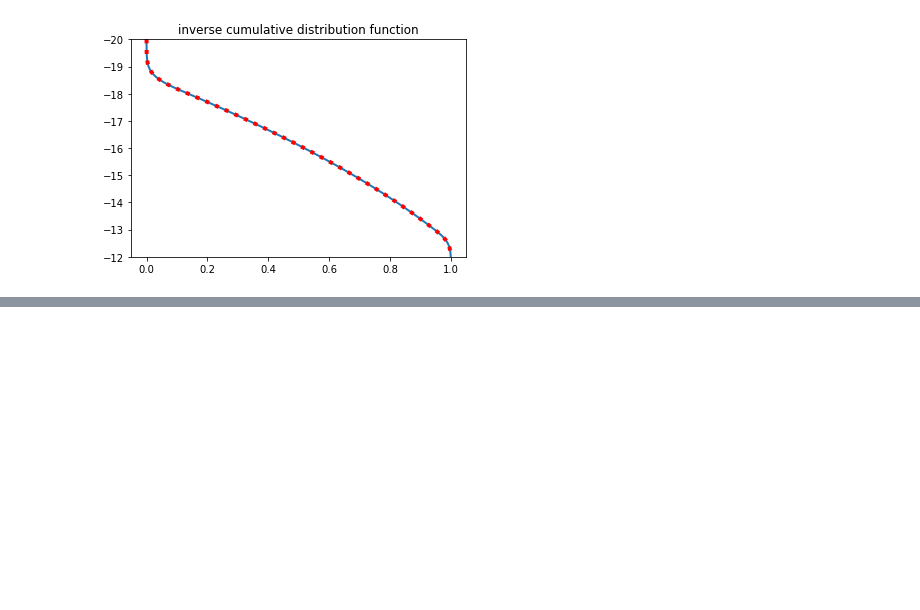
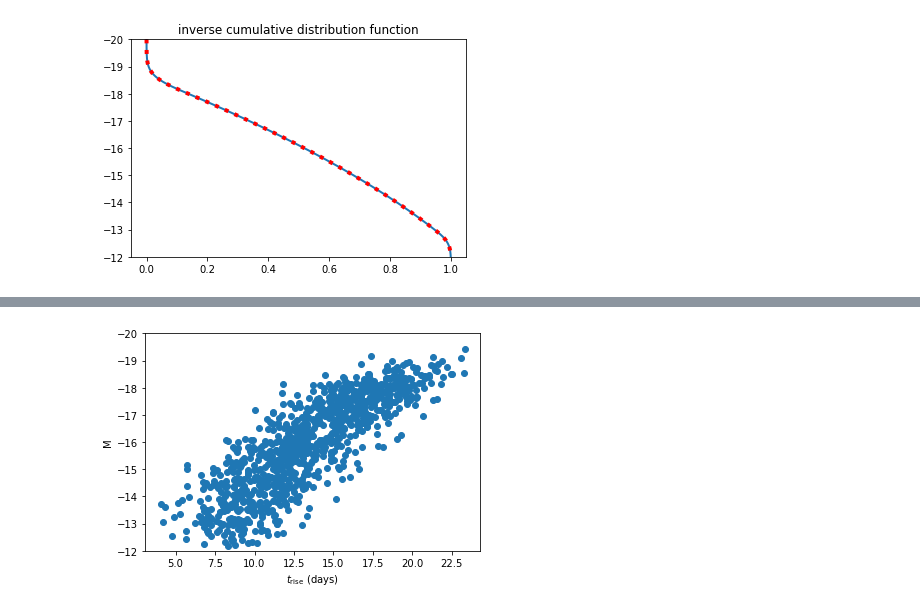
Before and after one commit to RutgersSN/plasticc-Iax, a Jupyter notebook: Iax-model.ipynb, the cells around one changed output, grey strips where cells are left out. Drawn from its saved outputs; the diff is of its cells as text; code cells hidden in the pictures; blank space fills up the shorter version.

```diff
--- a/Iax-model.ipynb
+++ b/Iax-model.ipynb
@@ -175,0 +176,12 @@ Anderson-Darling probability: 0.738
+# %%
+# given peak magnitude, estimate rise time from Magee et al. (2016, A&A, 589, A89)
+# 3 mag = 10 days
+trise = 21 - (Msamp + 19)*10/3.0 + 0.22*(Msamp + 19)**2 + np.random.normal(size=len(Msamp))*2.0
+
+plt.scatter(trise,Msamp)
+plt.xlabel(r'$t_{\rm rise}$ (days)')
+plt.ylabel(r'M')
+plt.ylim(-12,-20)
+plt.show()
+# %% [output]
+[figure, added]
```
Also changed, not shown: parts of 8 cells of this notebook, 2 other files.
